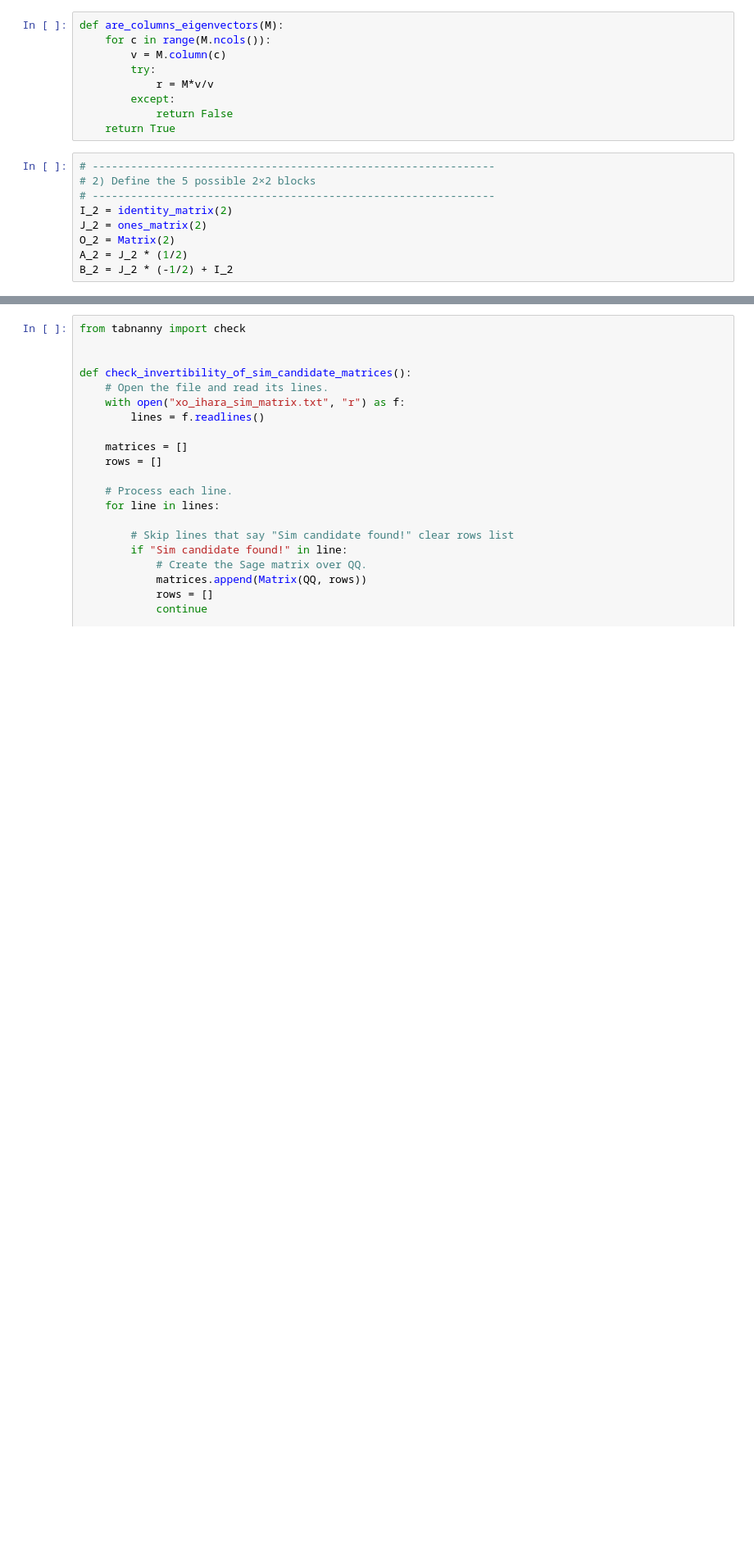
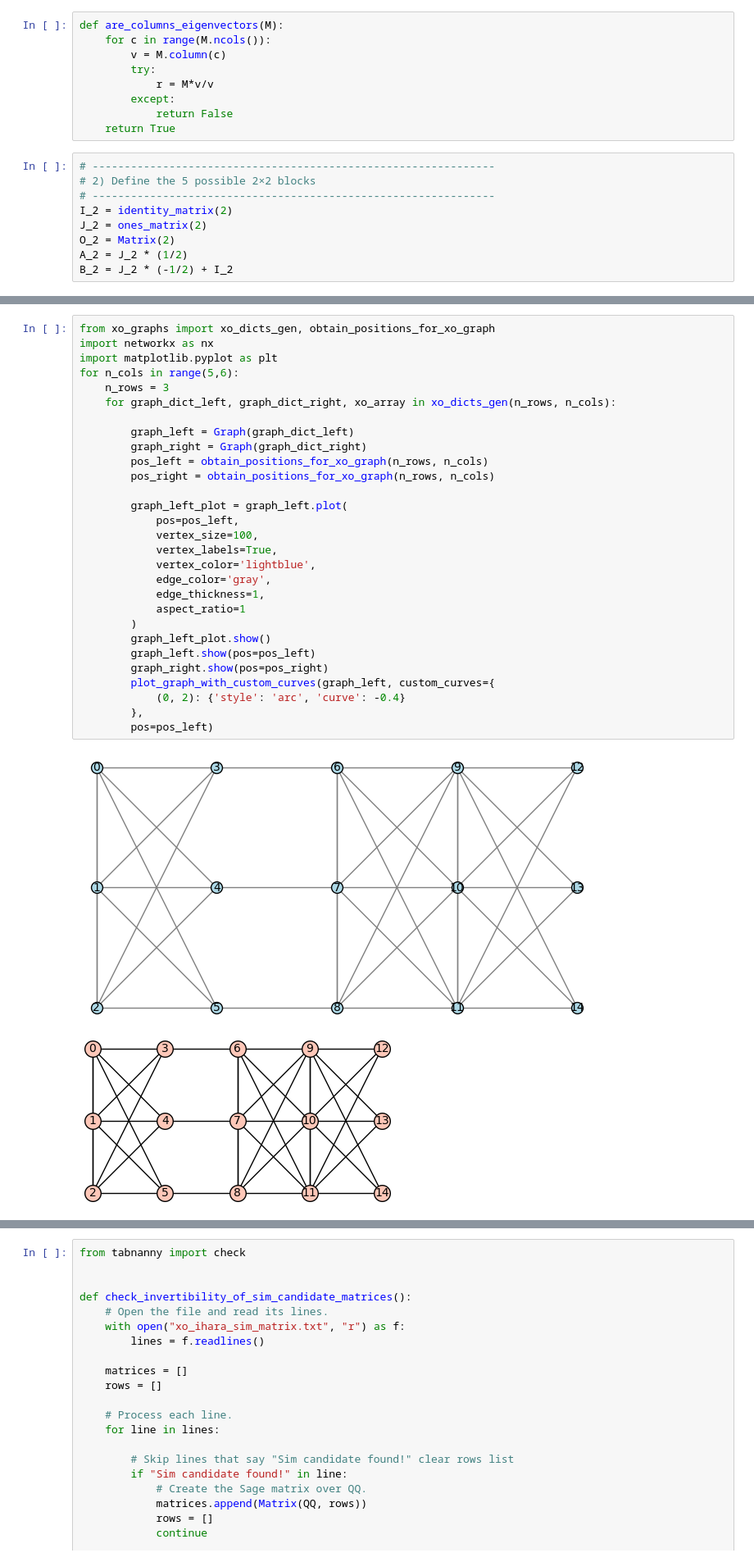
Before and after one commit to davizacheu/Spectral-Graph-Theory-Research, a Jupyter notebook: NB_Functions.ipynb, the cells around one changed output, grey strips where cells are left out. Shown: that part at 82% size. Saved outputs shown, nothing was run; the diff lists cells and outputs as text; blank space fills up the shorter version.

Commit message:
Added expand family constructor of XO graphs

```diff
--- a/NB_Functions.ipynb
+++ b/NB_Functions.ipynb
@@ -709,0 +740,32 @@ def xo_graphs_ihara_quotient_similarity_matrix(quotient_left: Matrix, quotient_r
+# %%
+from xo_graphs import xo_dicts_gen, obtain_positions_for_xo_graph
+import networkx as nx
+import matplotlib.pyplot as plt
+for n_cols in range(5,6):
+    n_rows = 3
+    for graph_dict_left, graph_dict_right, xo_array in xo_dicts_gen(n_rows, n_cols):
+
+        graph_left = Graph(graph_dict_left)
+        graph_right = Graph(graph_dict_right)
+        pos_left = obtain_positions_for_xo_graph(n_rows, n_cols)
+        pos_right = obtain_positions_for_xo_graph(n_rows, n_cols)
+
+        graph_left_plot = graph_left.plot(
+            pos=pos_left,
+            vertex_size=100,
+            vertex_labels=True,
+            vertex_color='lightblue',
+            edge_color='gray',
+            edge_thickness=1,
+            aspect_ratio=1
+        )
+        graph_left_plot.show()
+        graph_left.show(pos=pos_left)
+        graph_right.show(pos=pos_right)
+        plot_graph_with_custom_curves(graph_left, custom_curves={
+            (0, 2): {'style': 'arc', 'curve': -0.4}
+        },
+        pos=pos_left)
+# %% [output]
+[figure, added]
+[figure, added]
```
Also changed, not shown: parts of 6 cells of this notebook, 3 other files.
